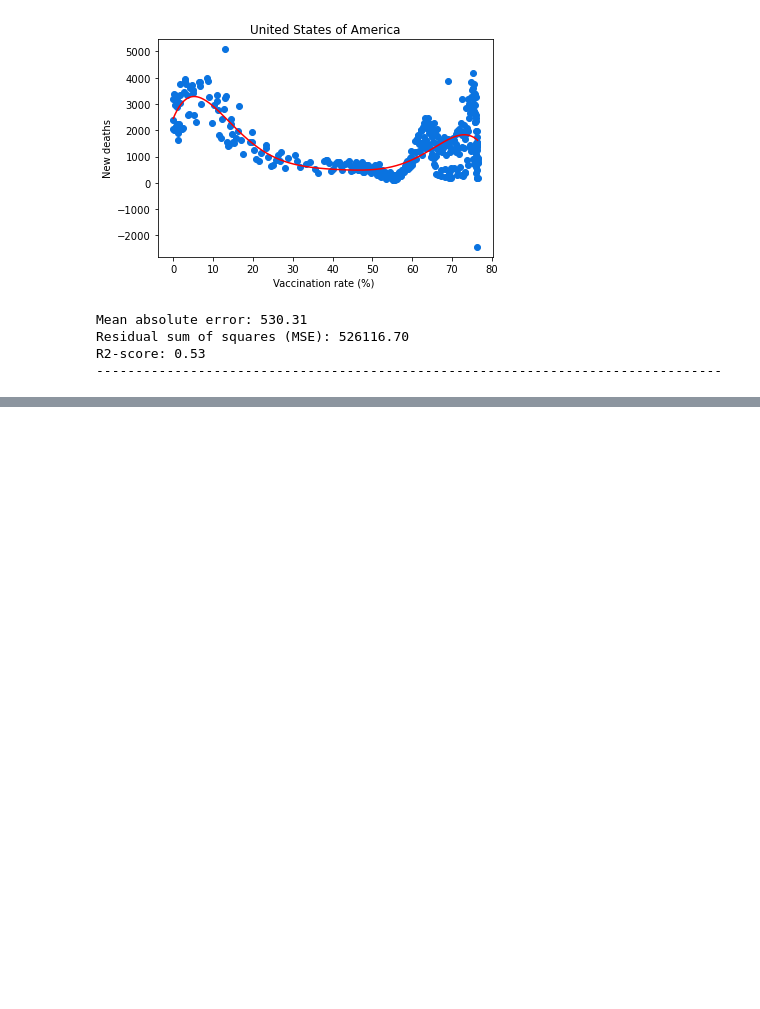
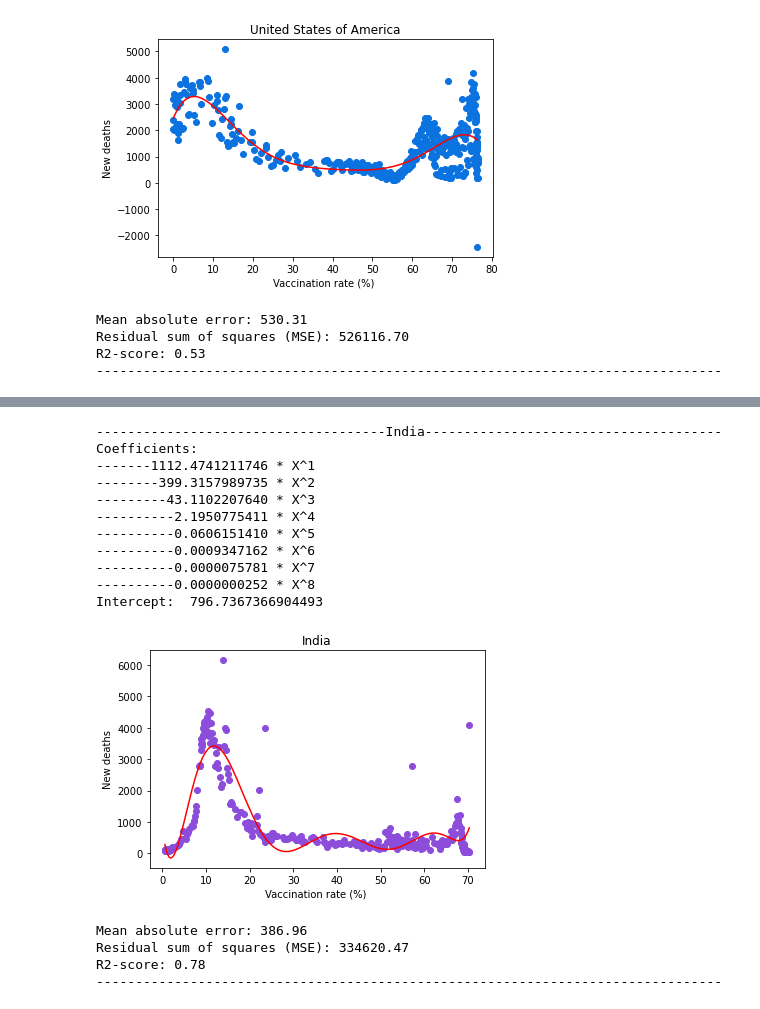
Before and after one commit to SaltedEggYok/INF1002-assignment-1, a Jupyter notebook: code/Covid Vaccination Vs Death Ratio (LR).ipynb, the cells around one changed output, grey strips where cells are left out. Cells and saved outputs as stored; diff of their text form; code cells hidden in the pictures; blank space fills up the shorter version.

```diff
--- a/code/Covid Vaccination Vs Death Ratio (LR).ipynb
+++ b/code/Covid Vaccination Vs Death Ratio (LR).ipynb
@@ -332,0 +422,19 @@ px.line(x=time,y=date_group['New_deaths'].cumsum())
+# %%
+plot_vaccine_mortality("India", mortality, 8)
+# %% [output]
+-------------------------------------India--------------------------------------
+Coefficients:
+-------1112.4741211746 * X^1
+--------399.3157989735 * X^2
+---------43.1102207640 * X^3
+----------2.1950775411 * X^4
+----------0.0606151410 * X^5
+----------0.0009347162 * X^6
+----------0.0000075781 * X^7
+----------0.0000000252 * X^8
+Intercept:  796.7367366904493
+[figure, added]
+Mean absolute error: 386.96
+Residual sum of squares (MSE): 334620.47
+R2-score: 0.78
+--------------------------------------------------------------------------------
```
Also changed, not shown: parts of 14 cells of this notebook, 1 other file.
